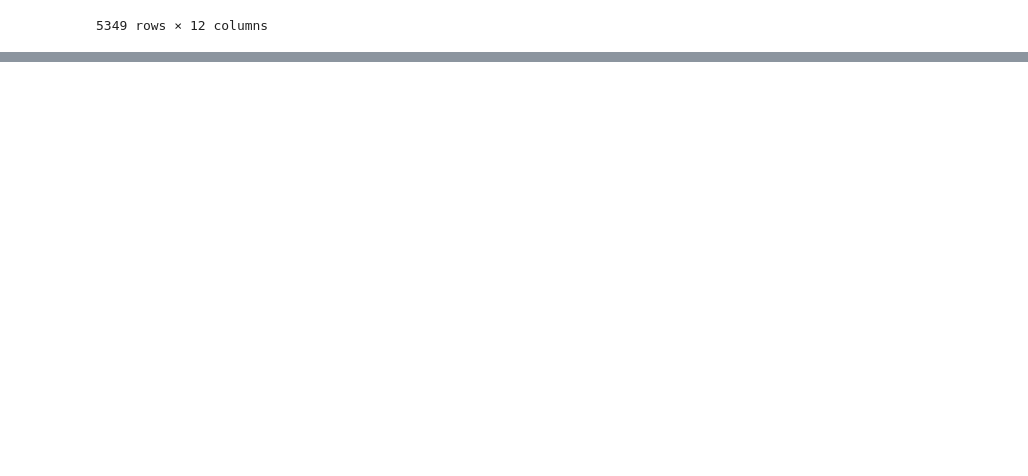
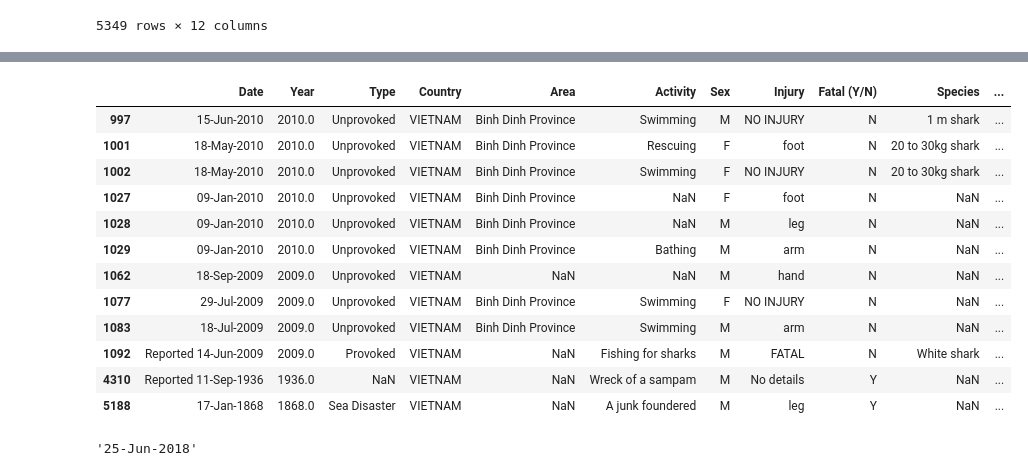
Before and after one commit to Diegon8/SharkAttack-, a Jupyter notebook: SharkAttack.ipynb, the cells around one changed output, grey strips where cells are left out. Cells and saved outputs as stored; diff of their text form; code cells hidden in the pictures; blank space fills up the shorter version.

```diff
--- a/SharkAttack.ipynb
+++ b/SharkAttack.ipynb
@@ -480,0 +477,21 @@ Name: Country, dtype: int64
+# %%
+attackVIET = attack3.loc[attack3['Country'] == 'VIETNAM']
+attackVIET
+# %% [output]
+|  | Date | Year | Type | Country | Area | Activity | Sex | Injury | Fatal (Y/N) | Species | ... |
+| 997 | 15-Jun-2010 | 2010.0 | Unprovoked | VIETNAM | Binh Dinh Province | Swimming | M | NO INJURY | N | 1 m shark | ... |
+| 1001 | 18-May-2010 | 2010.0 | Unprovoked | VIETNAM | Binh Dinh Province | Rescuing | F | foot | N | 20 to 30kg shark | ... |
+| 1002 | 18-May-2010 | 2010.0 | Unprovoked | VIETNAM | Binh Dinh Province | Swimming | F | NO INJURY | N | 20 to 30kg shark | ... |
+| 1027 | 09-Jan-2010 | 2010.0 | Unprovoked | VIETNAM | Binh Dinh Province | NaN | F | foot | N | NaN | ... |
+| 1028 | 09-Jan-2010 | 2010.0 | Unprovoked | VIETNAM | Binh Dinh Province | NaN | M | leg | N | NaN | ... |
+| 1029 | 09-Jan-2010 | 2010.0 | Unprovoked | VIETNAM | Binh Dinh Province | Bathing | M | arm | N | NaN | ... |
+| 1062 | 18-Sep-2009 | 2009.0 | Unprovoked | VIETNAM | NaN | NaN | M | hand | N | NaN | ... |
+| 1077 | 29-Jul-2009 | 2009.0 | Unprovoked | VIETNAM | Binh Dinh Province | Swimming | F | NO INJURY | N | NaN | ... |
+| 1083 | 18-Jul-2009 | 2009.0 | Unprovoked | VIETNAM | Binh Dinh Province | Swimming | M | arm | N | NaN | ... |
+| 1092 | Reported 14-Jun-2009 | 2009.0 | Provoked | VIETNAM | NaN | Fishing for sharks | M | FATAL | N | White shark | ... |
+| 4310 | Reported 11-Sep-1936 | 1936.0 | NaN | VIETNAM | NaN | Wreck of a sampam | M | No details | Y | NaN | ... |
+| 5188 | 17-Jan-1868 | 1868.0 | Sea Disaster | VIETNAM | NaN | A junk foundered | M | leg | Y | NaN | ... |
+# %%
+attack3['realDate'][0].group()
+# %% [output]
+'25-Jun-2018'
```
Also changed, not shown: parts of 14 cells of this notebook.
